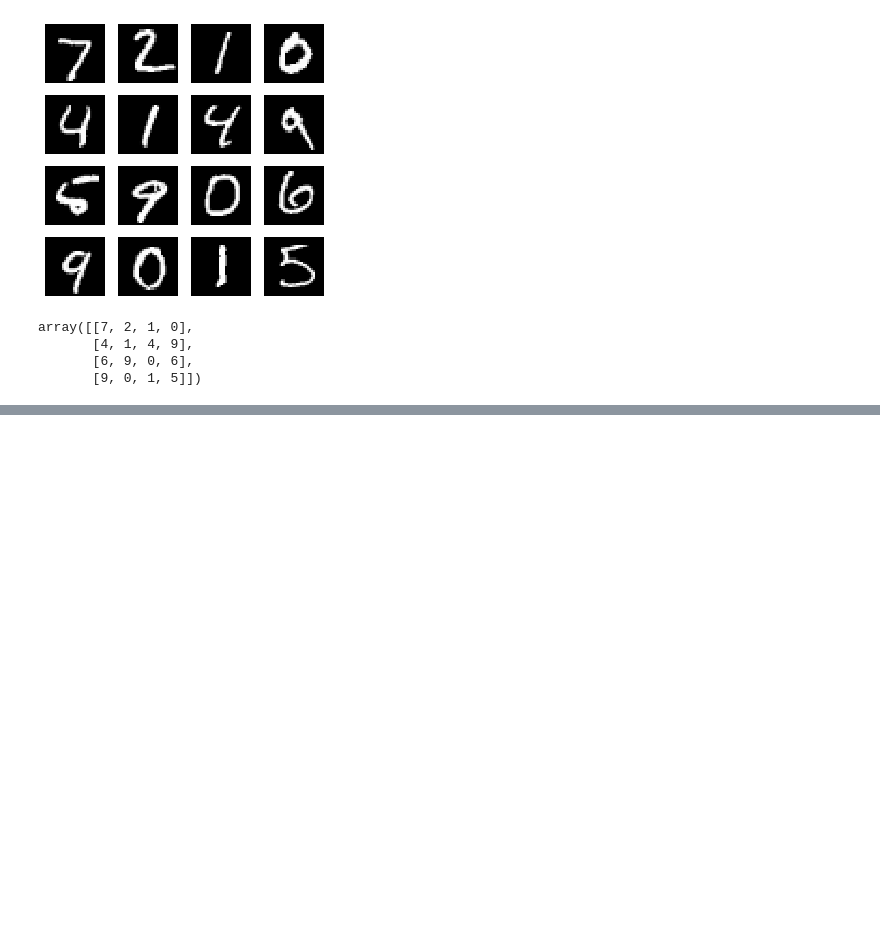
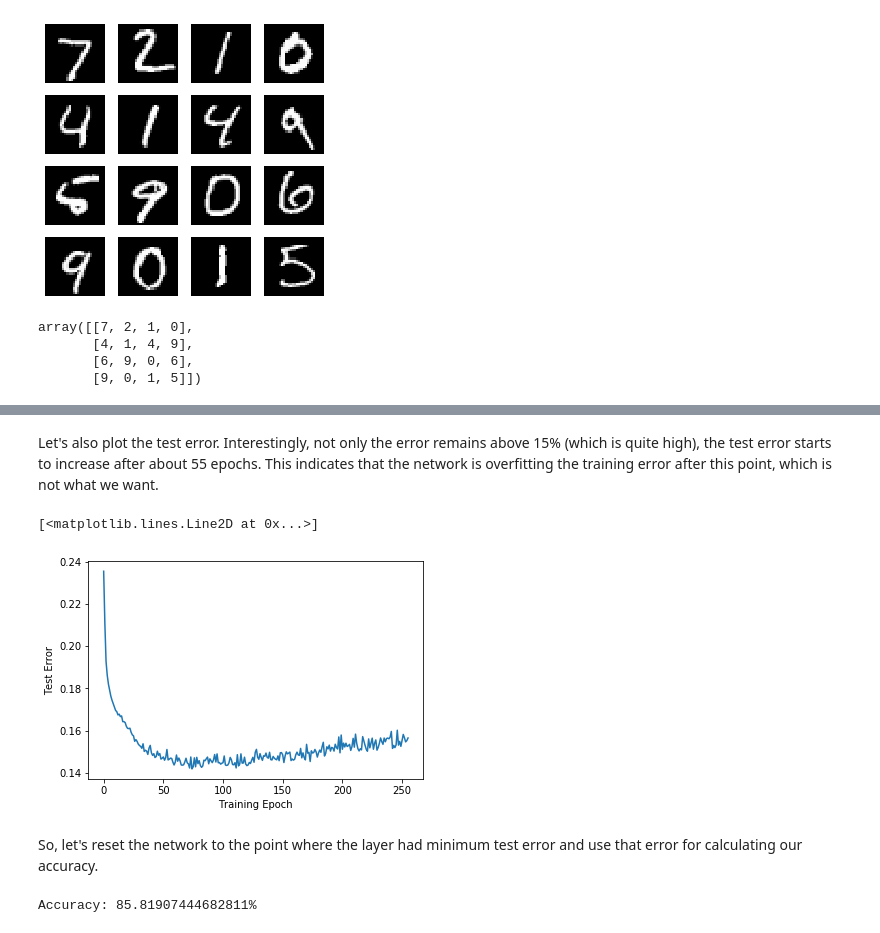
Before and after one commit to bibekdahal/deep-learning, a Jupyter notebook: hw1/Homework1.ipynb, the cells around one changed output, grey strips where cells are left out. Drawn from its saved outputs; the diff is of its cells as text; code cells hidden in the pictures; blank space fills up the shorter version.

```diff
--- a/hw1/Homework1.ipynb
+++ b/hw1/Homework1.ipynb
@@ -525,0 +617,21 @@ array([[7, 2, 1, 0],
+# %% [markdown]
+Let's also plot the test error. Interestingly, not only the error remains above 15% (which is quite high), the test error starts to increase after about 55 epochs. This indicates that the network is overfitting the training error after this point, which is not what we want.
+# %%
+plt.xlabel('Training Epoch')
+plt.ylabel('Test Error')
+plt.plot(test_errors)
+# %% [output]
+[<matplotlib.lines.Line2D at 0x...>]
+[figure, added]
+# %% [markdown]
+So, let's reset the network to the point where the layer had minimum test error and use that error for calculating our accuracy.
+# %%
+epoch_desired = np.argmin(test_errors)
+network.reset_layers(epoch_desired)
+
+test_error = network.test(test_x, test_y)
+
+accuracy = 100 - test_error * 100
+print(f'Accuracy: {accuracy}%')
+# %% [output]
+Accuracy: 85.81907444682811%
```
Also changed, not shown: parts of 38 cells of this notebook, 2 other files.
